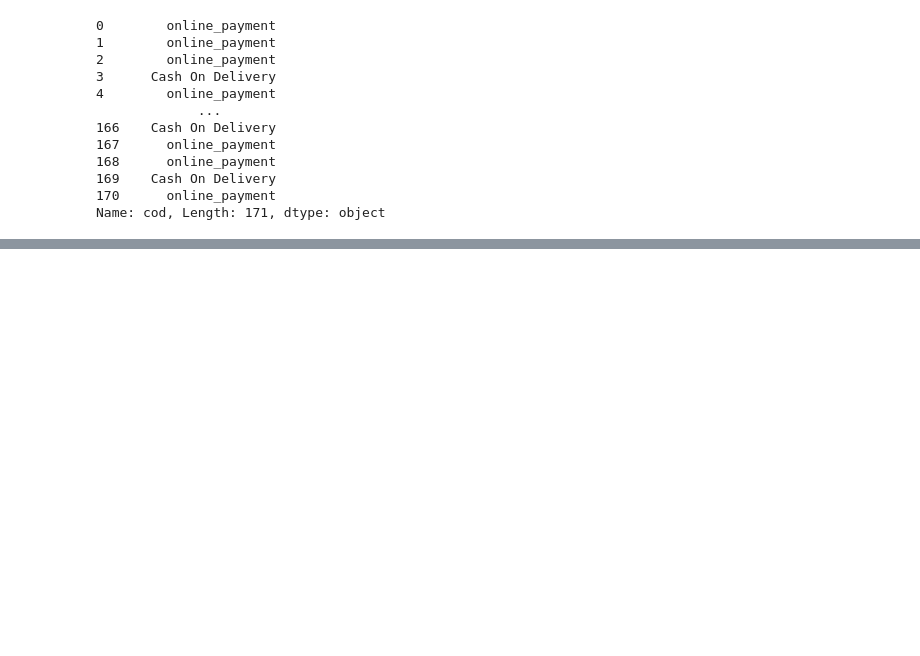
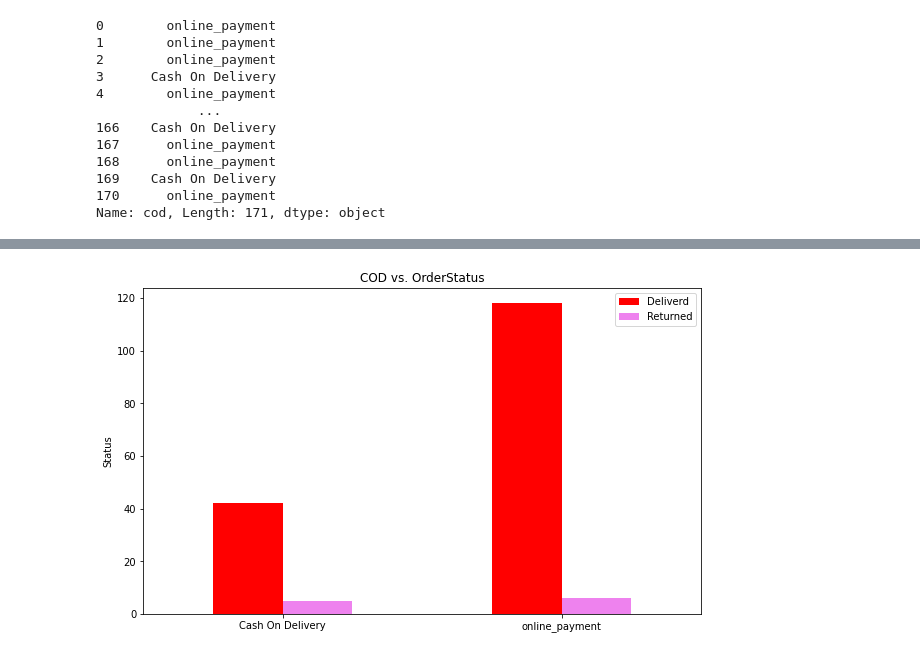
Before and after one commit to sumeet860/datascience, a Jupyter notebook: notebook/AmazonOrder.ipynb, the cells around one changed output, grey strips where cells are left out. Drawn from its saved outputs; the diff is of its cells as text; code cells hidden in the pictures; blank space fills up the shorter version.

Commit message:
Order analysis-comparison between cod&order_status

```diff
--- a/notebook/AmazonOrder.ipynb
+++ b/notebook/AmazonOrder.ipynb
@@ -72,0 +95,3 @@ TypeError: can only concatenate str (not "int") to str
+# %%
+# Filling the item_total null values to "0".
+df["item_total"].fillna(0, inplace=True)
@@ -72,0 +145,2 @@ TypeError: can only concatenate str (not "int") to str
+# %%
+df["shipping_fee"].fillna(0, inplace=True)
@@ -72,0 +252,12 @@ TypeError: can only concatenate str (not "int") to str
+# %%
+# Plotting the graph for cod vs. order_status
+pd.crosstab(df["cod"], df["order_status"]).plot(kind="bar", figsize=(10,6),
+                                                color=["red", "violet"]);
+
+plt.title("COD vs. OrderStatus")
+plt.xlabel("")
+plt.ylabel("Status")
+plt.legend(["Deliverd", "Returned"])
+plt.xticks(rotation=0); #To change the position of 0 & 1 in x-axis
+# %% [output]
+[figure, added]
```
Also changed, not shown: parts of 25 cells of this notebook.
